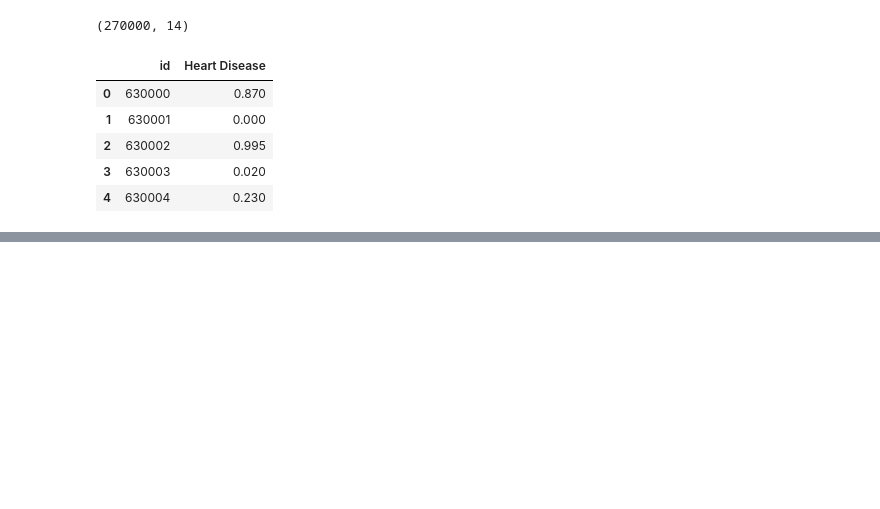
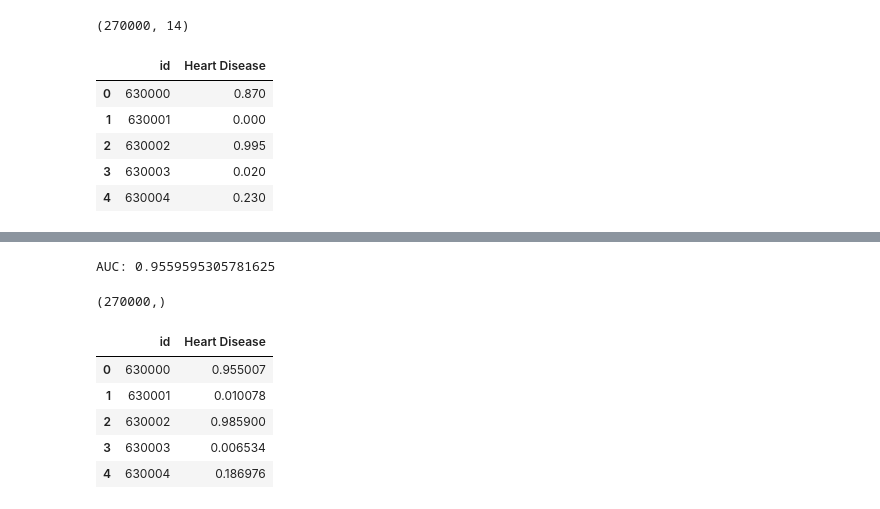
Before and after one commit to Ravindu-Pathirana/HealthCare, a Jupyter notebook: Predicting Heart Disease/notebooks/Heart_disease_model.ipynb, the cells around one changed output, grey strips where cells are left out. Cells and saved outputs as stored; diff of their text form; code cells hidden in the pictures; blank space fills up the shorter version.

```diff
--- a/Predicting Heart Disease/notebooks/Heart_disease_model.ipynb
+++ b/Predicting Heart Disease/notebooks/Heart_disease_model.ipynb
@@ -130,0 +149,19 @@ submission.head()
+# %%
+X_train, X_valid, y_train, y_valid = train_test_split(X, y,test_size=0.2,random_state=42,stratify=y)
+# %%
+model = lgb.LGBMClassifier(
+    n_estimators=1000,
+    learning_rate=0.03,
+    max_depth=-1,
+    num_leaves=64,
+    subsample=0.8,
+    colsample_bytree=0.8,
+    random_state=42
+)
+# %%
+model.fit(
+    X_train, y_train,
+    eval_set=[(X_valid, y_valid)],
+    eval_metric="auc",
+    callbacks=[lgb.early_stopping(100)]
+)
@@ -130,0 +184,29 @@ submission.head()
+# %%
+# Validation Score
+pred_val = model.predict_proba(X_valid)[:,1]
+print("AUC:", roc_auc_score(y_valid, pred_val))
+# %% [output]
+AUC: 0.9559595305781625
+# %%
+# Predict on the test set
+pred_test = model.predict_proba(X_test)[:,1]
+# %%
+pred_test.shape
+# %% [output]
+(270000,)
+# %%
+# submission
+submission = pd.DataFrame({
+    "id":test["id"],
+    "Heart Disease": pred_test
+})
+
+submission.to_csv("submission.csv", index=False)
+submission.head()
+# %% [output]
+|  | id | Heart Disease |
+| 0 | 630000 | 0.955007 |
+| 1 | 630001 | 0.010078 |
+| 2 | 630002 | 0.985900 |
+| 3 | 630003 | 0.006534 |
+| 4 | 630004 | 0.186976 |
```
Also changed, not shown: parts of 5 cells of this notebook, 3 other files.
